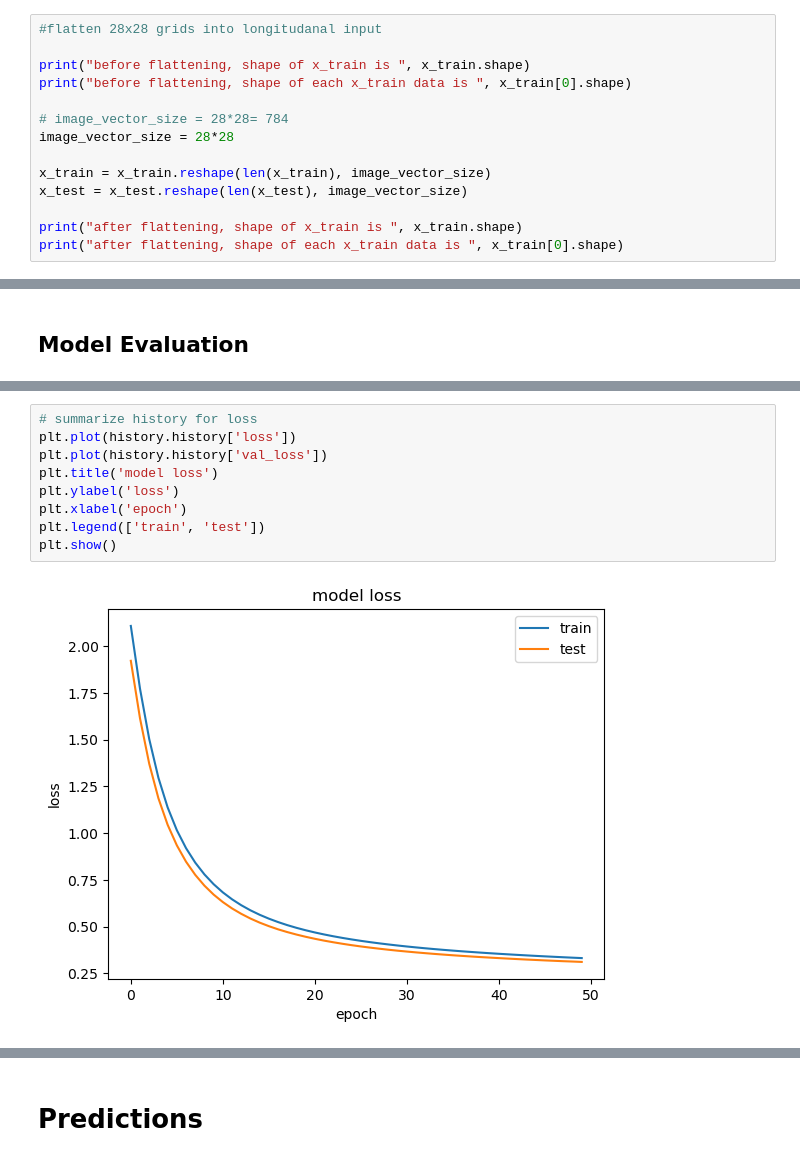
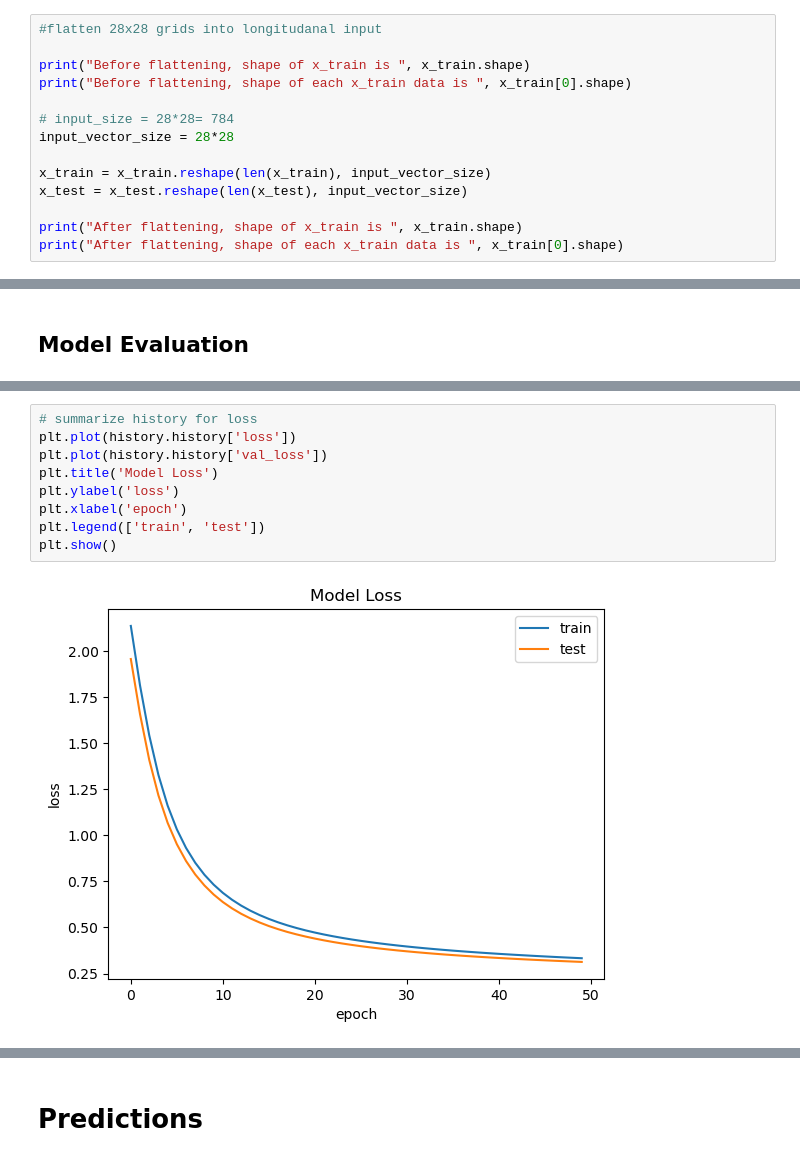
Before and after one commit to DovanRai/NeuralNetworks_Demo, a Jupyter notebook: NeuralNetwork-Demo_1.ipynb, the cells around one changed output, grey strips where cells are left out. Saved outputs shown, nothing was run; the diff lists cells and outputs as text.

```diff
--- a/NeuralNetwork-Demo_1.ipynb
+++ b/NeuralNetwork-Demo_1.ipynb
@@ -120,15 +132,15 @@ We are flattenning 28*28 2D input data into one dimensional data with length 784
 # %%
 #flatten 28x28 grids into longitudanal input
 
-print("before flattening, shape of x_train is ", x_train.shape)
-print("before flattening, shape of each x_train data is ", x_train[0].shape)
+print("Before flattening, shape of x_train is ", x_train.shape)
+print("Before flattening, shape of each x_train data is ", x_train[0].shape)
 
-# image_vector_size = 28*28= 784
-image_vector_size = 28*28
+# input_size = 28*28= 784
+input_vector_size = 28*28
 
-x_train = x_train.reshape(len(x_train), image_vector_size)
-x_test = x_test.reshape(len(x_test), image_vector_size)
+x_train = x_train.reshape(len(x_train), input_vector_size)
+x_test = x_test.reshape(len(x_test), input_vector_size)
 
-print("after flattening, shape of x_train is ", x_train.shape)
-print("after flattening, shape of each x_train data is ", x_train[0].shape)
+print("After flattening, shape of x_train is ", x_train.shape)
+print("After flattening, shape of each x_train data is ", x_train[0].shape)
 # %% [output]
@@ -253,14 +264,14 @@ plt.show()
 # %%
 # summarize history for loss
 plt.plot(history.history['loss'])
 plt.plot(history.history['val_loss'])
-plt.title('model loss')
+plt.title('Model Loss')
 plt.ylabel('loss')
 plt.xlabel('epoch')
 plt.legend(['train', 'test'])
 plt.show()
 # %% [output]
-[figure, old version]
+[figure, new version]
 # %%
 #Evaluate Model on test data
 model.evaluate(x_test, y_test)
```
Also changed, not shown: parts of 17 cells of this notebook.
